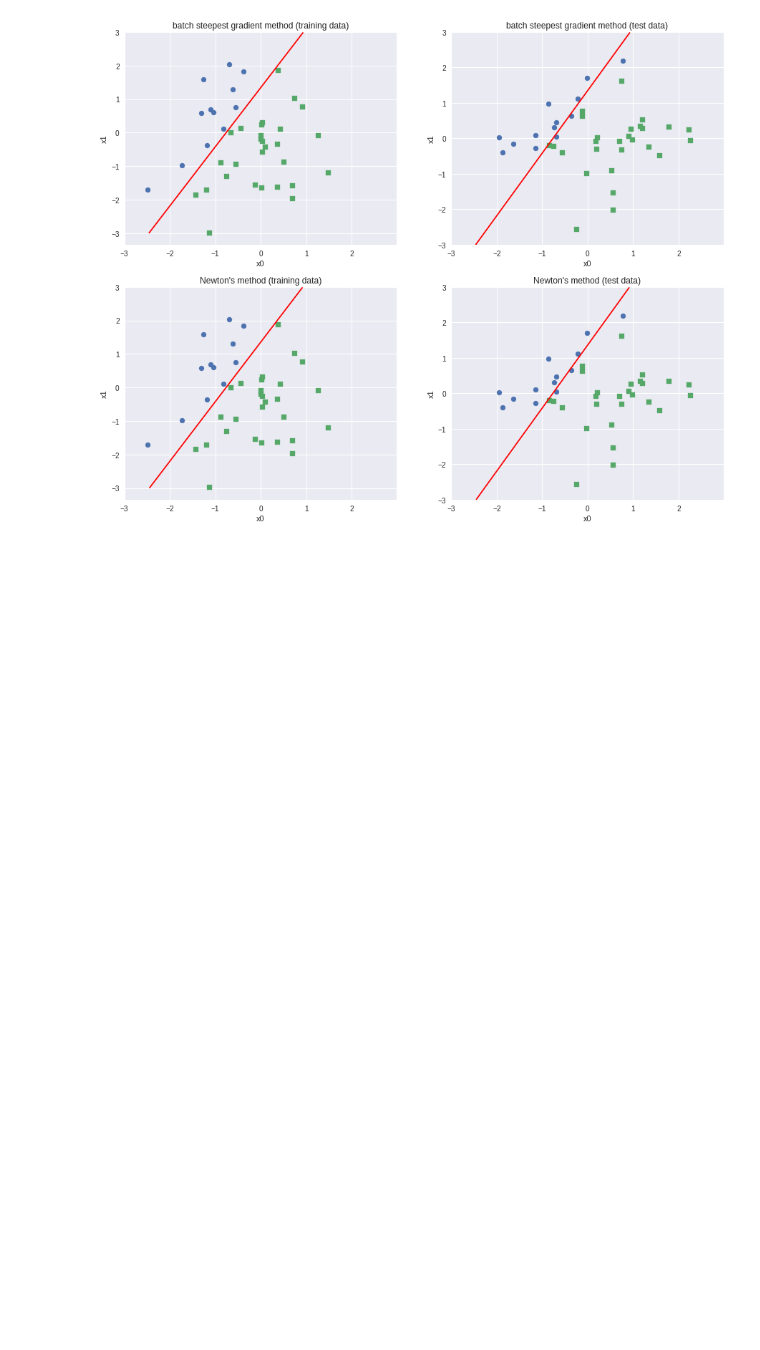
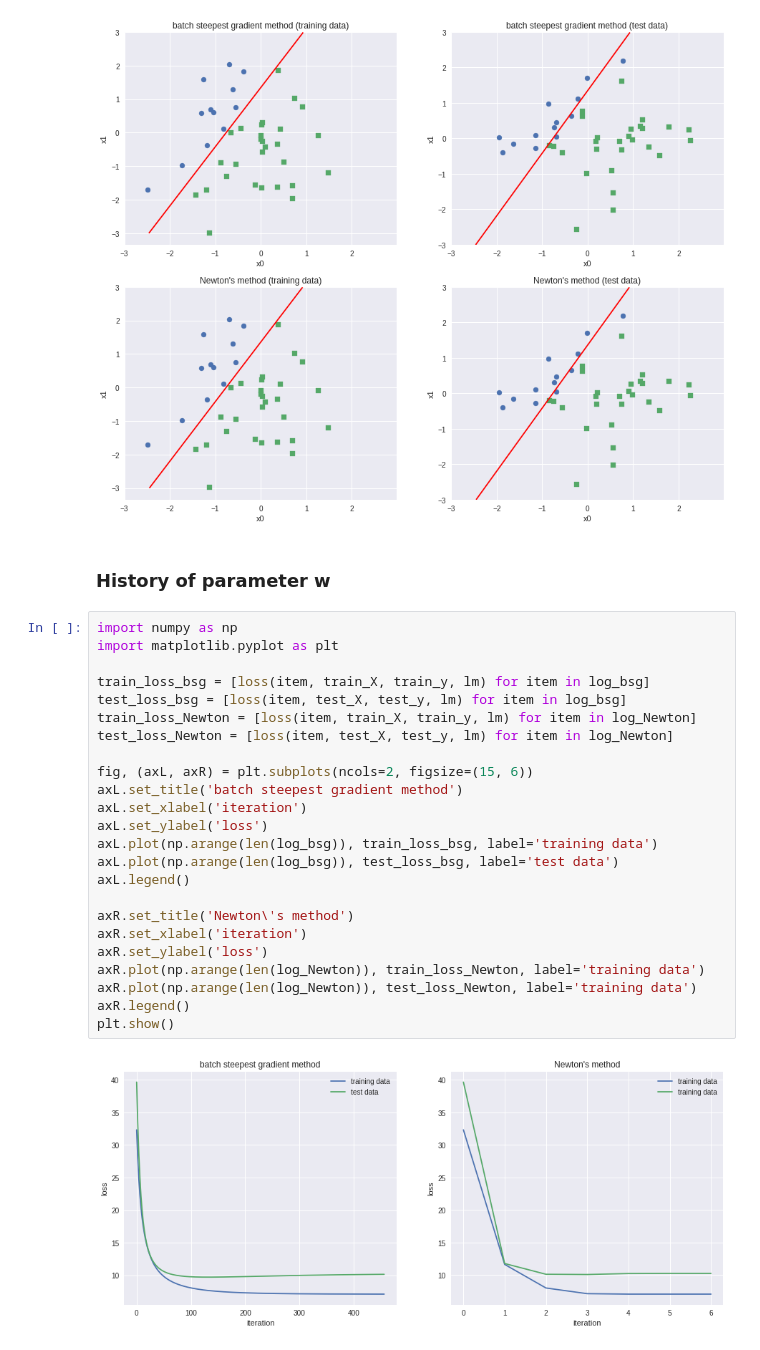
Before and after one commit to You-Your-Yu/machine-learning-assignment, a Jupyter notebook: Shimosaka_fin_1515309_problem1.ipynb, the cells around one changed output. Cells and saved outputs as stored; diff of their text form; blank space fills up the shorter version.

```diff
--- a/Shimosaka_fin_1515309_problem1.ipynb
+++ b/Shimosaka_fin_1515309_problem1.ipynb
@@ -271,3 +244,31 @@ ax4.scatter(test_X_n[:,0], test_X_n[:,1], marker='s')
 plt.show()
 # %% [output]
 [figure]
+# %% [markdown]
+### History of parameter w
+# %%
+import numpy as np
+import matplotlib.pyplot as plt
+
+train_loss_bsg = [loss(item, train_X, train_y, lm) for item in log_bsg]
+test_loss_bsg = [loss(item, test_X, test_y, lm) for item in log_bsg]
+train_loss_Newton = [loss(item, train_X, train_y, lm) for item in log_Newton]
+test_loss_Newton = [loss(item, test_X, test_y, lm) for item in log_Newton]
+
+fig, (axL, axR) = plt.subplots(ncols=2, figsize=(15, 6))
+axL.set_title('batch steepest gradient method')
+axL.set_xlabel('iteration')
+axL.set_ylabel('loss')
+axL.plot(np.arange(len(log_bsg)), train_loss_bsg, label='training data')
+axL.plot(np.arange(len(log_bsg)), test_loss_bsg, label='test data')
+axL.legend()
+
+axR.set_title('Newton\'s method')
+axR.set_xlabel('iteration')
+axR.set_ylabel('loss')
+axR.plot(np.arange(len(log_Newton)), train_loss_Newton, label='training data')
+axR.plot(np.arange(len(log_Newton)), test_loss_Newton, label='training data')
+axR.legend()
+plt.show()
+# %% [output]
+[figure, added]
```
Also changed, not shown: parts of 3 cells of this notebook.
